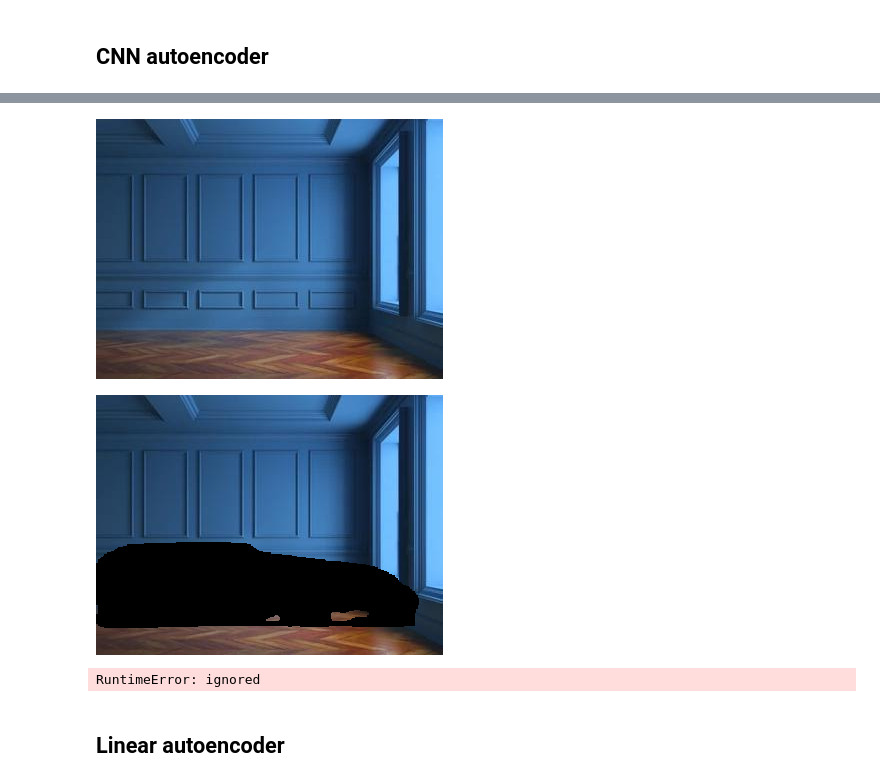
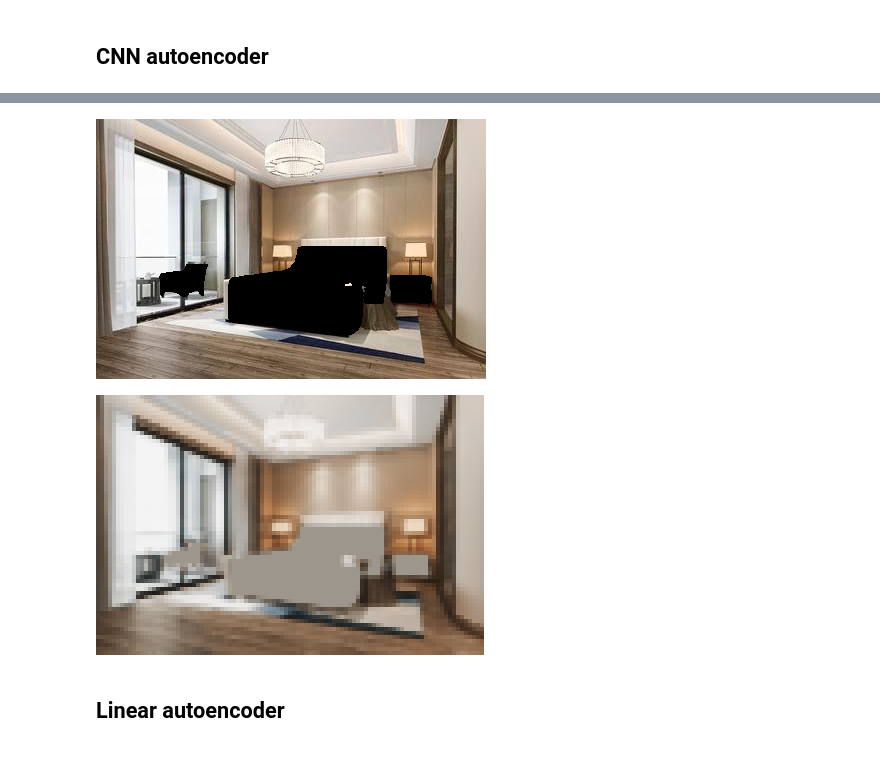
Before and after one commit to darisoy/EE596_Project, a Jupyter notebook: testing_CNNAutoEncoder.ipynb, the cells around one changed output, grey strips where cells are left out. Cells and saved outputs as stored; diff of their text form; code cells hidden in the pictures.

Commit message:
lots of epochs

```diff
--- a/testing_CNNAutoEncoder.ipynb
+++ b/testing_CNNAutoEncoder.ipynb
@@ -97,8 +97,8 @@ class ConvAutoEncoder(nn.Module):
         x = self.decoder(x)
         return x
 # %%
-EPOCHS = 10
-LEARNING_RATE = 0.01
+EPOCHS = 200
+LEARNING_RATE = 0.1
 MOMENTUM = 0.5
 criterion = nn.MSELoss()
 filler = ConvAutoEncoder().to(device)
@@ -124,17 +142,16 @@ for epoch in range(EPOCHS):
 # %%
 filler.eval()
-orig, masked = random_mask(974)
-cv2_imshow(orig)
+# orig, masked = random_mask(1)
+# cv2_imshow(orig)
+masked = detect_objects('/content/EE596_Project/data/furnished/'+str(4)+'.jpg')
 cv2_imshow(masked)
 masked = torch.tensor(np.transpose(masked)).to(device) / 255.0
 pred = filler(masked.unsqueeze(dim=0))
 pred = np.transpose(pred.squeeze(dim=0).detach().cpu().numpy() * 255.0)
 cv2_imshow(pred)
-pred
 # %% [output]
-[figure, old version]
+[figure, new version]
-[figure, old version]
+[figure, new version]
-RuntimeError: ignored
 # %% [markdown]
 ## Linear autoencoder
 # %%
```
Also changed, not shown: parts of 8 cells of this notebook.
